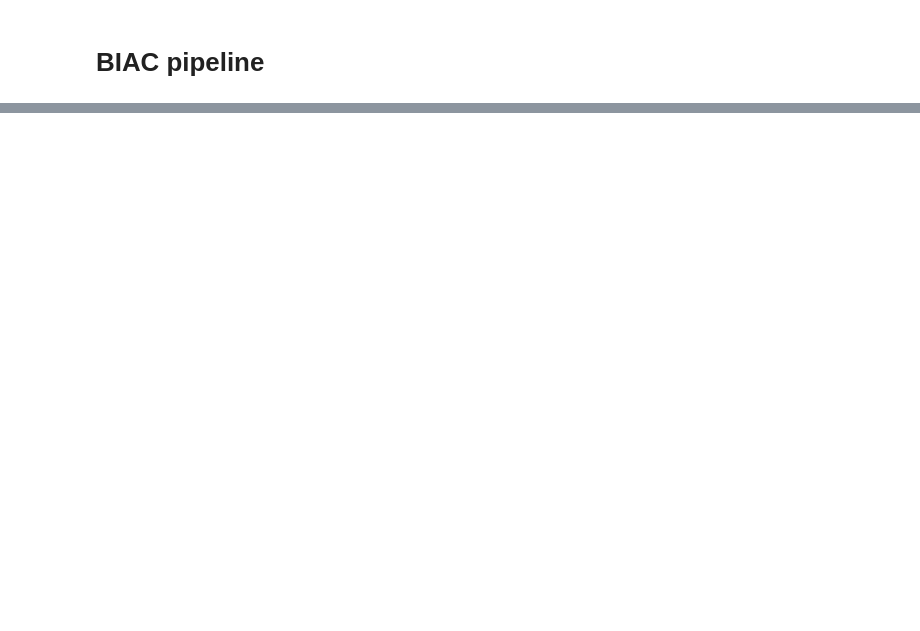
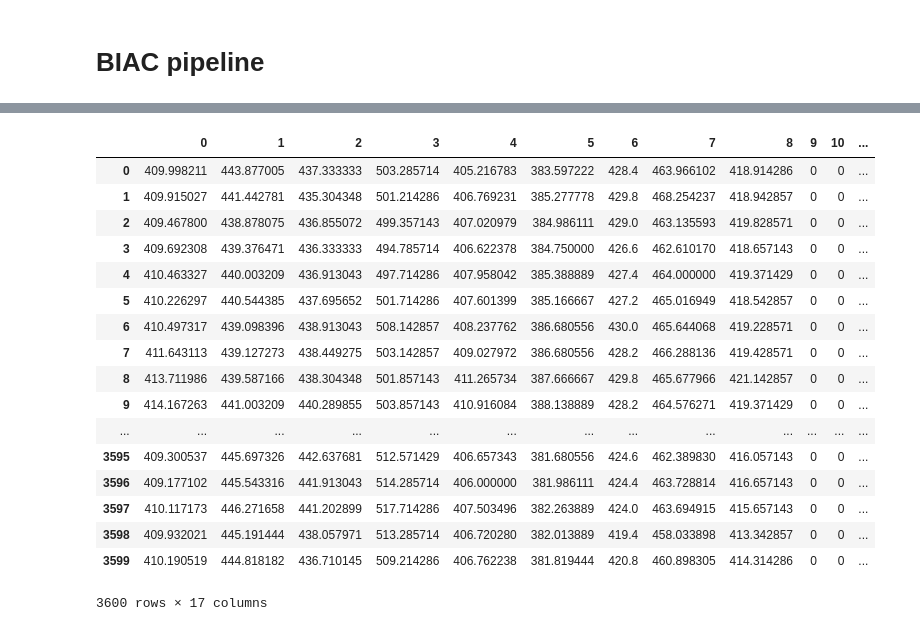
Before and after one commit to grace-shearrer/insulinBrain, a Jupyter notebook: Test_analysis.ipynb, the cells around one changed output, grey strips where cells are left out. Saved outputs shown, nothing was run; the diff lists cells and outputs as text; code cells hidden in the pictures; blank space fills up the shorter version.

Commit message:
data is cleaned up and prelim analysis

```diff
--- a/Test_analysis.ipynb
+++ b/Test_analysis.ipynb
@@ -65,0 +395,27 @@ logging.basicConfig(format='%(asctime)s %(message)s ', datefmt='%m/%d/%Y %I:%M:%
+# %%
+x = '/Users/gracer/Documents/BBC_21-2939_insulin/20003.csv'
+y = '/Users/gracer/Documents/BBC_21-2939_prepro_data/derivatives/output/clamp/20003/corrlabel_ts.csv'
+z = '/Users/gracer/Documents/BBC_21-2939_prepro_data/derivatives/output/clamp/20003/test.csv'
+# %%
+df_corr = pd.read_csv(y, sep = ',', header = None)
+# %%
+df_corr
+# %% [output]
+|  | 0 | 1 | 2 | 3 | 4 | 5 | 6 | 7 | 8 | 9 | 10 | ... |
+| 0 | 409.998211 | 443.877005 | 437.333333 | 503.285714 | 405.216783 | 383.597222 | 428.4 | 463.966102 | 418.914286 | 0 | 0 | ... |
+| 1 | 409.915027 | 441.442781 | 435.304348 | 501.214286 | 406.769231 | 385.277778 | 429.8 | 468.254237 | 418.942857 | 0 | 0 | ... |
+| 2 | 409.467800 | 438.878075 | 436.855072 | 499.357143 | 407.020979 | 384.986111 | 429.0 | 463.135593 | 419.828571 | 0 | 0 | ... |
+| 3 | 409.692308 | 439.376471 | 436.333333 | 494.785714 | 406.622378 | 384.750000 | 426.6 | 462.610170 | 418.657143 | 0 | 0 | ... |
+| 4 | 410.463327 | 440.003209 | 436.913043 | 497.714286 | 407.958042 | 385.388889 | 427.4 | 464.000000 | 419.371429 | 0 | 0 | ... |
+| 5 | 410.226297 | 440.544385 | 437.695652 | 501.714286 | 407.601399 | 385.166667 | 427.2 | 465.016949 | 418.542857 | 0 | 0 | ... |
+| 6 | 410.497317 | 439.098396 | 438.913043 | 508.142857 | 408.237762 | 386.680556 | 430.0 | 465.644068 | 419.228571 | 0 | 0 | ... |
+| 7 | 411.643113 | 439.127273 | 438.449275 | 503.142857 | 409.027972 | 386.680556 | 428.2 | 466.288136 | 419.428571 | 0 | 0 | ... |
+| 8 | 413.711986 | 439.587166 | 438.304348 | 501.857143 | 411.265734 | 387.666667 | 429.8 | 465.677966 | 421.142857 | 0 | 0 | ... |
+| 9 | 414.167263 | 441.003209 | 440.289855 | 503.857143 | 410.916084 | 388.138889 | 428.2 | 464.576271 | 419.371429 | 0 | 0 | ... |
+| ... | ... | ... | ... | ... | ... | ... | ... | ... | ... | ... | ... | ... |
+| 3595 | 409.300537 | 445.697326 | 442.637681 | 512.571429 | 406.657343 | 381.680556 | 424.6 | 462.389830 | 416.057143 | 0 | 0 | ... |
+| 3596 | 409.177102 | 445.543316 | 441.913043 | 514.285714 | 406.000000 | 381.986111 | 424.4 | 463.728814 | 416.657143 | 0 | 0 | ... |
+| 3597 | 410.117173 | 446.271658 | 441.202899 | 517.714286 | 407.503496 | 382.263889 | 424.0 | 463.694915 | 415.657143 | 0 | 0 | ... |
+| 3598 | 409.932021 | 445.191444 | 438.057971 | 513.285714 | 406.720280 | 382.013889 | 419.4 | 458.033898 | 413.342857 | 0 | 0 | ... |
+| 3599 | 410.190519 | 444.818182 | 436.710145 | 509.214286 | 406.762238 | 381.819444 | 420.8 | 460.898305 | 414.314286 | 0 | 0 | ... |
+3600 rows × 17 columns
```
Also changed, not shown: parts of 81 cells of this notebook, 1 other file.
